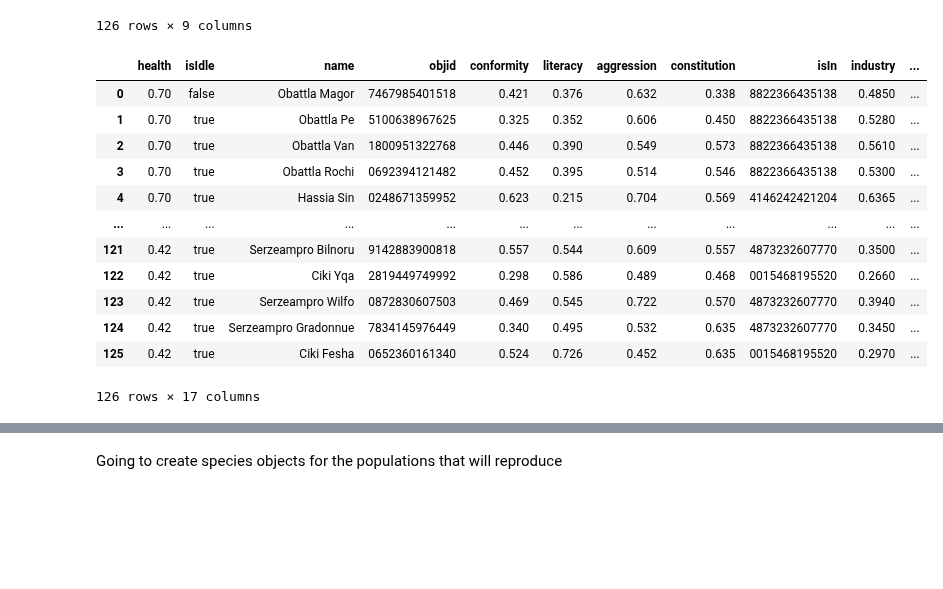
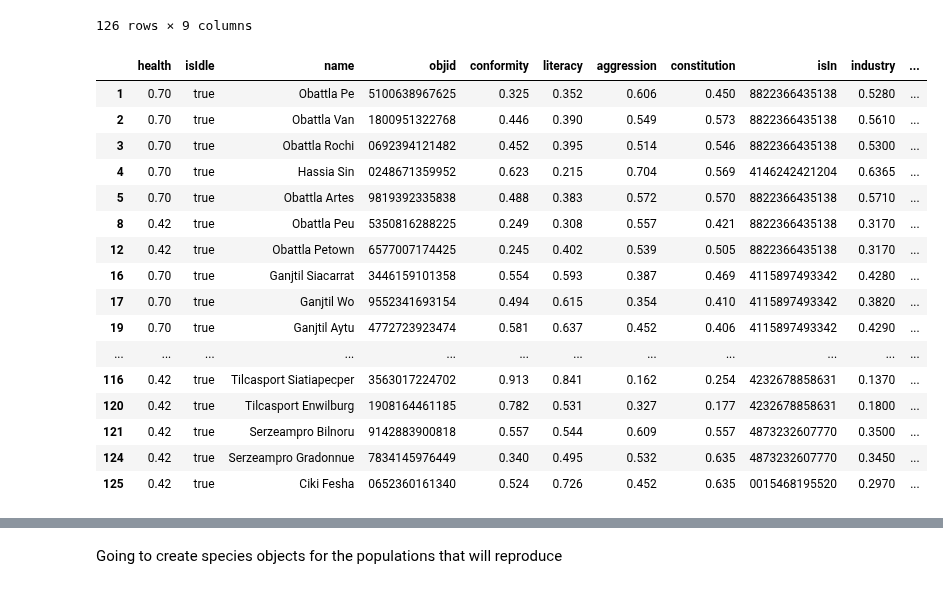
Before and after one commit to BillmanH/exoplanets, a Jupyter notebook: notebooks/People/Population Growth.ipynb, the cells around one changed output, grey strips where cells are left out. Drawn from its saved outputs; the diff is of its cells as text; code cells hidden in the pictures; blank space fills up the shorter version.

```diff
--- a/notebooks/People/Population Growth.ipynb
+++ b/notebooks/People/Population Growth.ipynb
@@ -150,22 +146,26 @@ factions_df
 # %%
 pops_df['roll'] = pops_df['objid'].apply(lambda x: np.random.random())
 pops_df['grow'] = pops_df[['wealth','health']].T.mean() >= pops_df['roll']
 
 reproducing_pops = pops_df[pops_df['grow']].drop(['roll','grow'],axis=1)
-pops_df
+reproducing_pops
 # %% [output]
 |  | health | isIdle | name | objid | conformity | literacy | aggression | constitution | isIn | industry | ... |
-| 0 | 0.70 | false | Obattla Magor | 7467985401518 | 0.421 | 0.376 | 0.632 | 0.338 | 8822366435138 | 0.4850 | ... |
 | 1 | 0.70 | true | Obattla Pe | 5100638967625 | 0.325 | 0.352 | 0.606 | 0.450 | 8822366435138 | 0.5280 | ... |
 | 2 | 0.70 | true | Obattla Van | 1800951322768 | 0.446 | 0.390 | 0.549 | 0.573 | 8822366435138 | 0.5610 | ... |
 | 3 | 0.70 | true | Obattla Rochi | 0692394121482 | 0.452 | 0.395 | 0.514 | 0.546 | 8822366435138 | 0.5300 | ... |
 | 4 | 0.70 | true | Hassia Sin | 0248671359952 | 0.623 | 0.215 | 0.704 | 0.569 | 4146242421204 | 0.6365 | ... |
+| 5 | 0.70 | true | Obattla Artes | 9819392335838 | 0.488 | 0.383 | 0.572 | 0.570 | 8822366435138 | 0.5710 | ... |
+| 8 | 0.42 | true | Obattla Peu | 5350816288225 | 0.249 | 0.308 | 0.557 | 0.421 | 8822366435138 | 0.3170 | ... |
+| 12 | 0.42 | true | Obattla Petown | 6577007174425 | 0.245 | 0.402 | 0.539 | 0.505 | 8822366435138 | 0.3170 | ... |
+| 16 | 0.70 | true | Ganjtil Siacarrat | 3446159101358 | 0.554 | 0.593 | 0.387 | 0.469 | 4115897493342 | 0.4280 | ... |
+| 17 | 0.70 | true | Ganjtil Wo | 9552341693154 | 0.494 | 0.615 | 0.354 | 0.410 | 4115897493342 | 0.3820 | ... |
+| 19 | 0.70 | true | Ganjtil Aytu | 4772723923474 | 0.581 | 0.637 | 0.452 | 0.406 | 4115897493342 | 0.4290 | ... |
 | ... | ... | ... | ... | ... | ... | ... | ... | ... | ... | ... | ... |
+| 116 | 0.42 | true | Tilcasport Siatiapecper | 3563017224702 | 0.913 | 0.841 | 0.162 | 0.254 | 4232678858631 | 0.1370 | ... |
+| 120 | 0.42 | true | Tilcasport Enwilburg | 1908164461185 | 0.782 | 0.531 | 0.327 | 0.177 | 4232678858631 | 0.1800 | ... |
 | 121 | 0.42 | true | Serzeampro Bilnoru | 9142883900818 | 0.557 | 0.544 | 0.609 | 0.557 | 4873232607770 | 0.3500 | ... |
-| 122 | 0.42 | true | Ciki Yqa | 2819449749992 | 0.298 | 0.586 | 0.489 | 0.468 | 0015468195520 | 0.2660 | ... |
-| 123 | 0.42 | true | Serzeampro Wilfo | 0872830607503 | 0.469 | 0.545 | 0.722 | 0.570 | 4873232607770 | 0.3940 | ... |
 | 124 | 0.42 | true | Serzeampro Gradonnue | 7834145976449 | 0.340 | 0.495 | 0.532 | 0.635 | 4873232607770 | 0.3450 | ... |
 | 125 | 0.42 | true | Ciki Fesha | 0652360161340 | 0.524 | 0.726 | 0.452 | 0.635 | 0015468195520 | 0.2970 | ... |
-126 rows × 17 columns
 # %%
 print(f"{len(reproducing_pops)} of {len(pops_df)} will grow")
```
Also changed, not shown: parts of 13 cells of this notebook, 3 other files.
